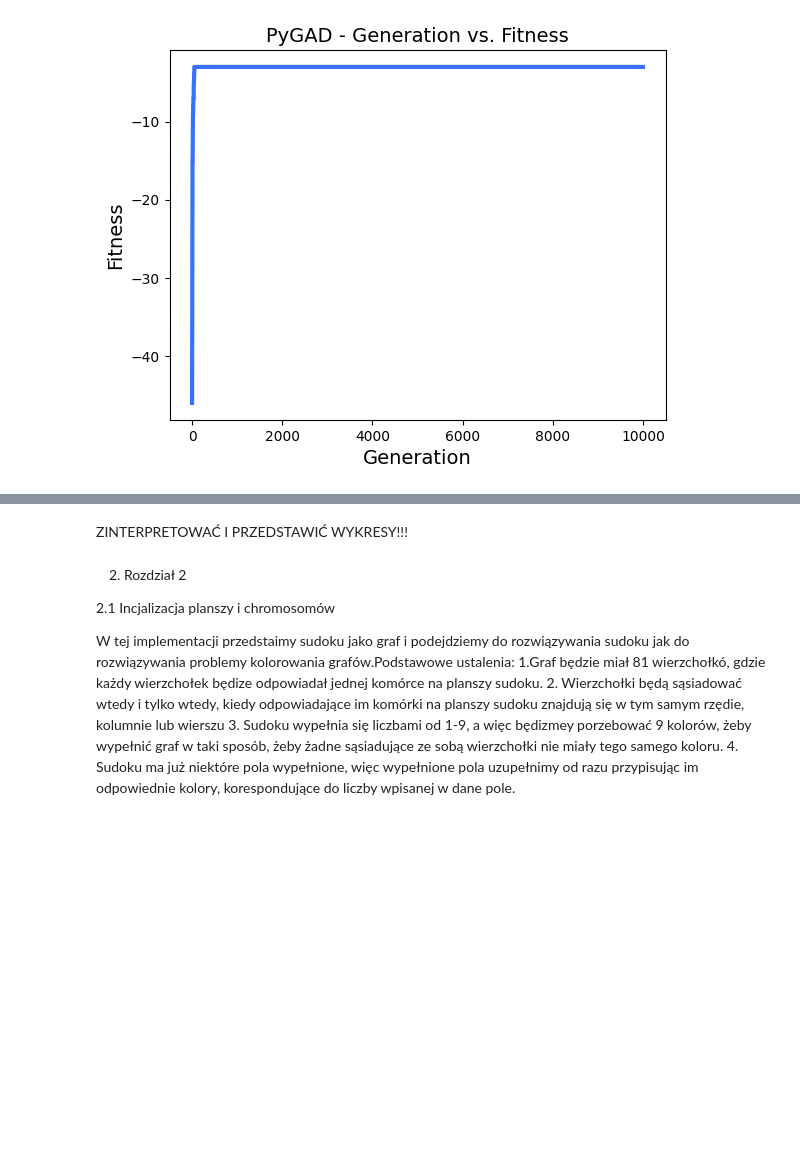
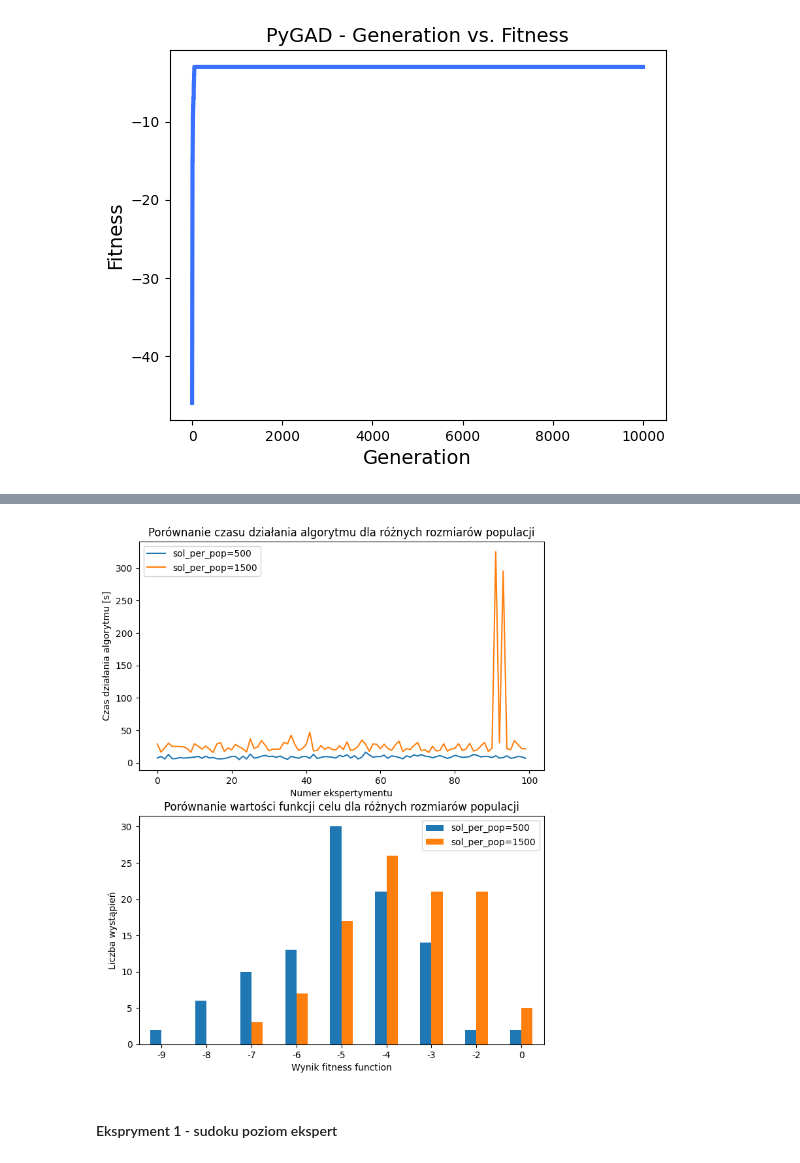
Before and after one commit to AnnaZw2/sudoku_solver, a Jupyter notebook: sudoku_v2.ipynb, the cells around one changed output, grey strips where cells are left out. Drawn from its saved outputs; the diff is of its cells as text; code cells hidden in the pictures; blank space fills up the shorter version.

```diff
--- a/sudoku_v2.ipynb
+++ b/sudoku_v2.ipynb
@@ -632,6 +805,12 @@ for i in range(100):
     num = random_number()
     sudoku_board = sudokus[num]
     sol =  test_parameters(1500, 25, 10000, 10, 'rank', 'uniform', 'random', 4,"saturate_50",sudokus_names[num],file_name)
+# %%
+make_plots("sudoku_7_8.csv")
+# %% [output]
+[figure, added]
+# %% [markdown]
+#### Ekspryment 1 - sudoku poziom ekspert
 # %%
 file_name = "sudoku_9_10.csv"
 
@@ -652,15 +831,3 @@ for i in range(100):
     num = random_number()
     sudoku_board = sudokus[num]
     sol =  test_parameters(1500, 25, 10000, 10, 'rank', 'uniform', 'random', 4,"saturate_50",sudokus_names[num],file_name)
-# %% [markdown]
-ZINTERPRETOWAĆ I PRZEDSTAWIĆ WYKRESY!!!
-# %% [markdown]
-2. Rozdział 2
-
-2.1 Incjalizacja planszy i chromosomów
-
-W tej implementacji przedstaimy sudoku jako graf i podejdziemy do rozwiązywania sudoku jak do rozwiązywania problemy kolorowania grafów.Podstawowe ustalenia:
-    1.Graf będzie miał 81 wierzchołkó, gdzie każdy wierzchołek będize odpowiadał jednej komórce na planszy sudoku.
-    2. Wierzchołki będą sąsiadować wtedy i tylko wtedy, kiedy odpowiadające im komórki na planszy sudoku znajdują się w tym samym rzędie, kolumnie lub wierszu
-    3. Sudoku wypełnia się liczbami od 1-9, a więc będizmey porzebować 9 kolorów, żeby wypełnić graf w taki sposób, żeby żadne sąsiadujące ze sobą wierzchołki nie miały tego samego koloru.
-    4. Sudoku ma już niektóre pola wypełnione, więc wypełnione pola uzupełnimy od razu przypisując im odpowiednie kolory, korespondujące do liczby wpisanej w dane pole.
```
Also changed, not shown: parts of 69 cells of this notebook, 10 other files.
